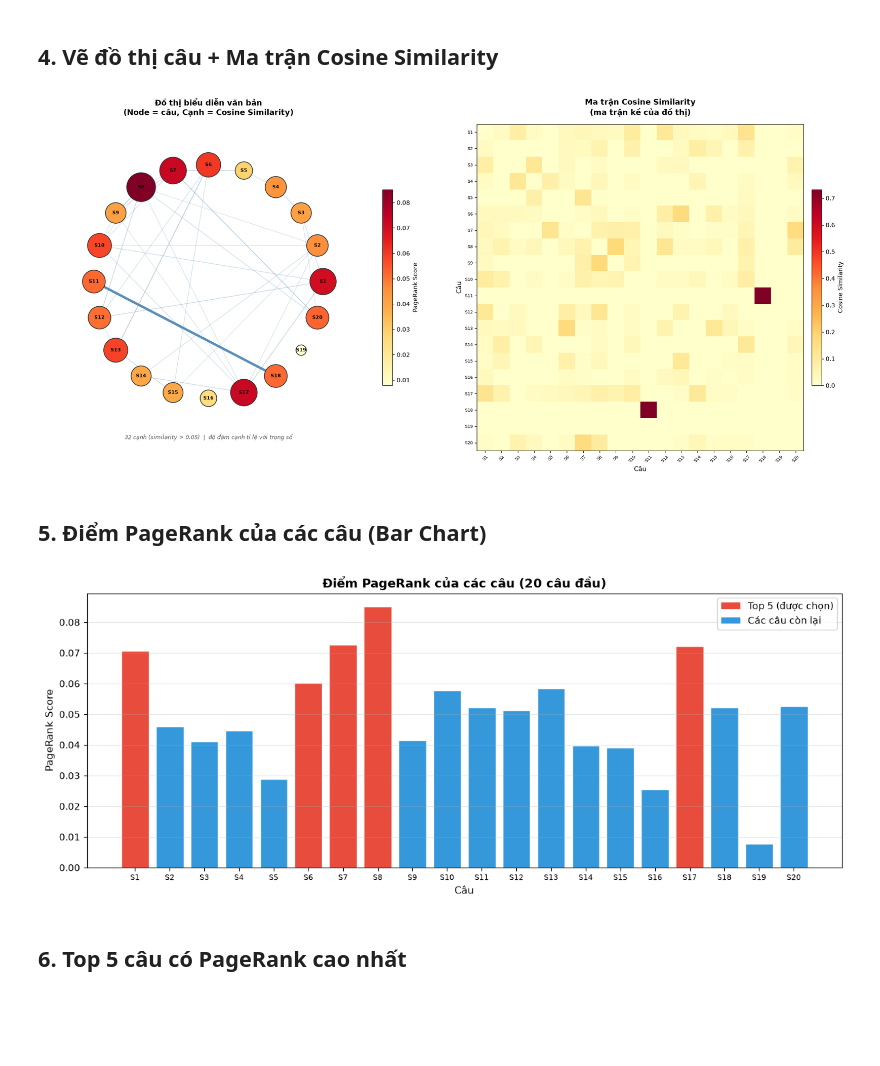
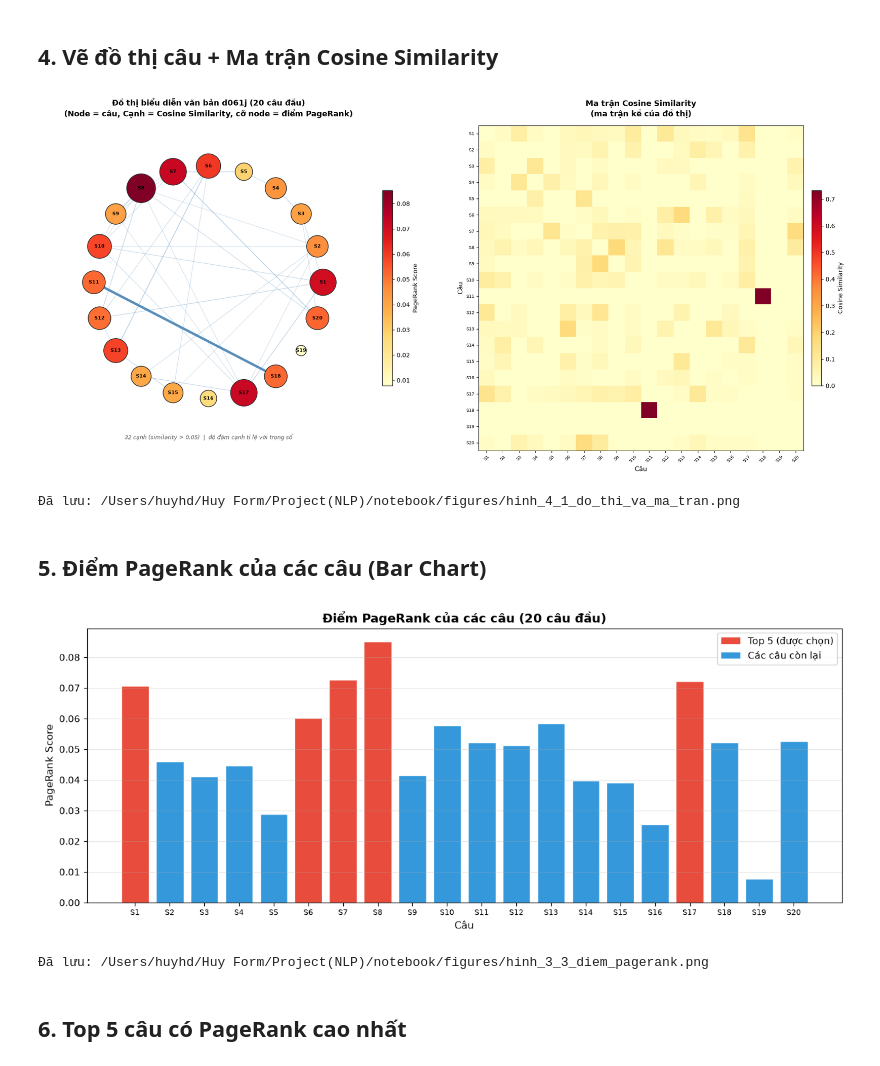
Before and after one commit to Emoughl/Project-NLP-, a Jupyter notebook: notebook/graph_visualization.ipynb, the cells around one changed output. Drawn from its saved outputs; the diff is of its cells as text; code cells hidden in the pictures; blank space fills up the shorter version.

```diff
--- a/notebook/graph_visualization.ipynb
+++ b/notebook/graph_visualization.ipynb
@@ -83,6 +83,11 @@ else:
 
 print(f"BASE_DIR: {BASE_DIR}")
 
+# Thư mục xuất hình cho báo cáo
+FIG_DIR = os.path.join(BASE_DIR, "notebook", "figures")
+os.makedirs(FIG_DIR, exist_ok=True)
+print(f"FIG_DIR : {FIG_DIR}")
+
 sample_file = os.path.join(BASE_DIR, "data", "DUC_TEXT", "train", "d061j")
 print(f"Đọc file: {sample_file}")
 
@@ -182,7 +188,7 @@ fig, axes = plt.subplots(1, 2, figsize=(20, 9))
 
 # === HÌNH 1: Đồ thị câu ===
 ax1 = axes[0]
-ax1.set_title("Đồ thị biểu diễn văn bản\n(Node = câu, Cạnh = Cosine Similarity)",
+ax1.set_title(f"Đồ thị biểu diễn văn bản {DOC_ID if 'DOC_ID' in dir() else 'd061j'} ({N} câu đầu)\n(Node = câu, Cạnh = Cosine Similarity, cỡ node = điểm PageRank)",
               fontsize=13, fontweight='bold', pad=15)
 
 # Vị trí các node theo hình tròn
@@ -218,34 +224,39 @@ for i in range(N):
     ax1.text(x_pos[i], y_pos[i], f"S{i+1}", ha='center', va='center',
              fontsize=8, fontweight='bold', zorder=6)
 
 cbar = plt.colorbar(scatter, ax=ax1, shrink=0.6, pad=0.02)
 cbar.set_label('PageRank Score', fontsize=10)
 ax1.text(0, -1.35, f"{num_edges} cạnh (similarity > {threshold})  |  "
                    f"độ đậm cạnh tỉ lệ với trọng số",
          ha='center', fontsize=9, style='italic', color='#555')
 ax1.set_xlim(-1.45, 1.45); ax1.set_ylim(-1.45, 1.35)
 ax1.set_axis_off()
 
 # === HÌNH 2: Ma trận Similarity (Heatmap) ===
 ax2 = axes[1]
 ax2.set_title("Ma trận Cosine Similarity\n(ma trận kề của đồ thị)",
               fontsize=13, fontweight='bold', pad=15)
 
 im = ax2.imshow(sim_matrix[:N, :N], cmap='YlOrRd', aspect='equal')
 ax2.set_xlabel("Câu", fontsize=11)
 ax2.set_ylabel("Câu", fontsize=11)
 ax2.set_xticks(range(N))
 ax2.set_yticks(range(N))
 ax2.set_xticklabels([f"S{i+1}" for i in range(N)], fontsize=7, rotation=45)
 ax2.set_yticklabels([f"S{i+1}" for i in range(N)], fontsize=7)
 
 cbar2 = plt.colorbar(im, ax=ax2, shrink=0.6, pad=0.02)
 cbar2.set_label('Cosine Similarity', fontsize=10)
 
 plt.tight_layout(pad=3)
 plt.show()
+
+fig.savefig(os.path.join(FIG_DIR, "hinh_4_1_do_thi_va_ma_tran.png"),
+            dpi=150, bbox_inches="tight", facecolor="white")
+print("Đã lưu:", os.path.join(FIG_DIR, "hinh_4_1_do_thi_va_ma_tran.png"))
 # %% [output]
-[figure, old version]
+[figure, new version]
+Đã lưu: /Users/huyhd/Huy Form/Project(NLP)/notebook/figures/hinh_4_1_do_thi_va_ma_tran.png
 # %% [markdown]
 ## 5. Điểm PageRank của các câu (Bar Chart)
 # %%
@@ -268,8 +279,13 @@ ax3.legend(handles=legend_elements, fontsize=10)
 ax3.grid(axis='y', alpha=0.3)
 plt.tight_layout()
 plt.show()
+
+fig2.savefig(os.path.join(FIG_DIR, "hinh_3_3_diem_pagerank.png"),
+             dpi=150, bbox_inches="tight", facecolor="white")
+print("Đã lưu:", os.path.join(FIG_DIR, "hinh_3_3_diem_pagerank.png"))
 # %% [output]
 [figure]
+Đã lưu: /Users/huyhd/Huy Form/Project(NLP)/notebook/figures/hinh_3_3_diem_pagerank.png
 # %% [markdown]
 ## 6. Top 5 câu có PageRank cao nhất
 # %%
```
Also changed, not shown: parts of 6 cells of this notebook, 5 other files.
